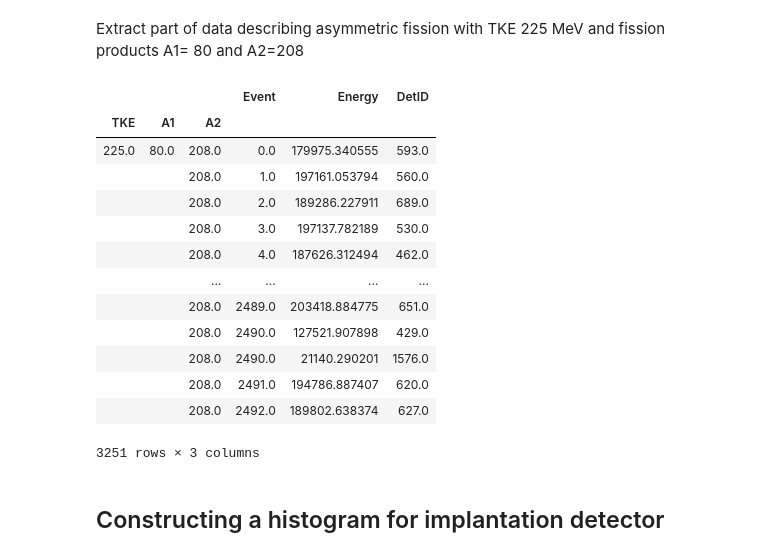
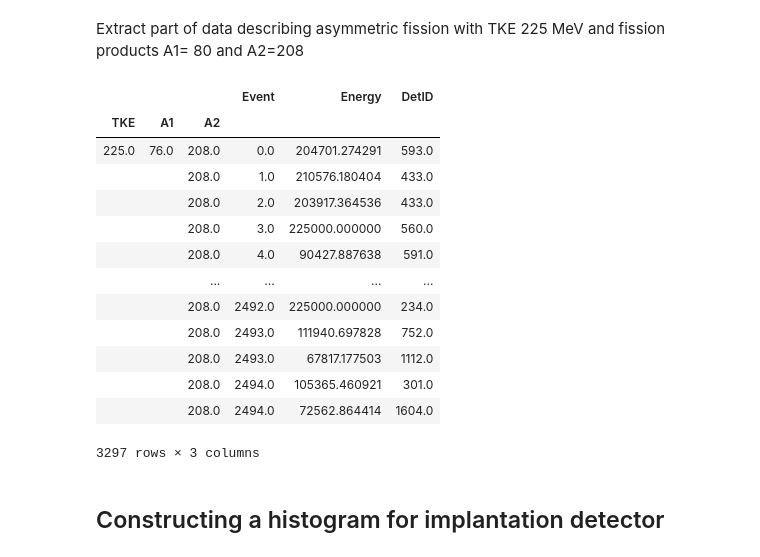
Before and after one commit to teokem/project-work-2020-yuliiahrabar, a Jupyter notebook: GEANT4_FissionFragments.ipynb, the cells around one changed output. Cells and saved outputs as stored; diff of their text form; code cells hidden in the pictures.

```diff
--- a/GEANT4_FissionFragments.ipynb
+++ b/GEANT4_FissionFragments.ipynb
@@ -90,10 +115,8 @@ data
 # %% [output]
 |  | TKE | A1 | A2 | Event | Energy | DetID |
 # %%
-import os
-import glob
-import re
-for filepath in glob.glob(os.path.join('resources', '*.root')):
+#for filepath in glob.glob(os.path.join('resources', '*.root')):
+for filepath in glob.glob(os.path.join('data', '*.root')):
     print('Reading data from file: ', filepath)
     regex = re.compile(r'\d+')
     idet = [int(x) for x in regex.findall(filepath)] # read TKE, A1, A2 from filename
@@ -191,23 +199,23 @@ data
 # %% [markdown]
 Extract part of data describing asymmetric fission with TKE 225 MeV and fission products A1= 80 and A2=208
 # %%
-asymm225 = data.loc[225,80,208]
+asymm225 = data.loc[225,76,208]
 asymm225
 # %% [output]
 |  |  |  | Event | Energy | DetID |
 | TKE | A1 | A2 |  |  |  |
-| 225.0 | 80.0 | 208.0 | 0.0 | 179975.340555 | 593.0 |
-|  |  | 208.0 | 1.0 | 197161.053794 | 560.0 |
-|  |  | 208.0 | 2.0 | 189286.227911 | 689.0 |
-|  |  | 208.0 | 3.0 | 197137.782189 | 530.0 |
-|  |  | 208.0 | 4.0 | 187626.312494 | 462.0 |
+| 225.0 | 76.0 | 208.0 | 0.0 | 204701.274291 | 593.0 |
+|  |  | 208.0 | 1.0 | 210576.180404 | 433.0 |
+|  |  | 208.0 | 2.0 | 203917.364536 | 433.0 |
+|  |  | 208.0 | 3.0 | 225000.000000 | 560.0 |
+|  |  | 208.0 | 4.0 | 90427.887638 | 591.0 |
 |  |  | ... | ... | ... | ... |
-|  |  | 208.0 | 2489.0 | 203418.884775 | 651.0 |
-|  |  | 208.0 | 2490.0 | 127521.907898 | 429.0 |
-|  |  | 208.0 | 2490.0 | 21140.290201 | 1576.0 |
-|  |  | 208.0 | 2491.0 | 194786.887407 | 620.0 |
-|  |  | 208.0 | 2492.0 | 189802.638374 | 627.0 |
+|  |  | 208.0 | 2492.0 | 225000.000000 | 234.0 |
+|  |  | 208.0 | 2493.0 | 111940.697828 | 752.0 |
+|  |  | 208.0 | 2493.0 | 67817.177503 | 1112.0 |
+|  |  | 208.0 | 2494.0 | 105365.460921 | 301.0 |
+|  |  | 208.0 | 2494.0 | 72562.864414 | 1604.0 |
-3251 rows × 3 columns
+3297 rows × 3 columns
 # %% [markdown]
 ## Constructing  a histogram for implantation detector <a name="histo_imp"></a>
 # %% [markdown]
```
Also changed, not shown: parts of 26 cells of this notebook, 54 other files.
